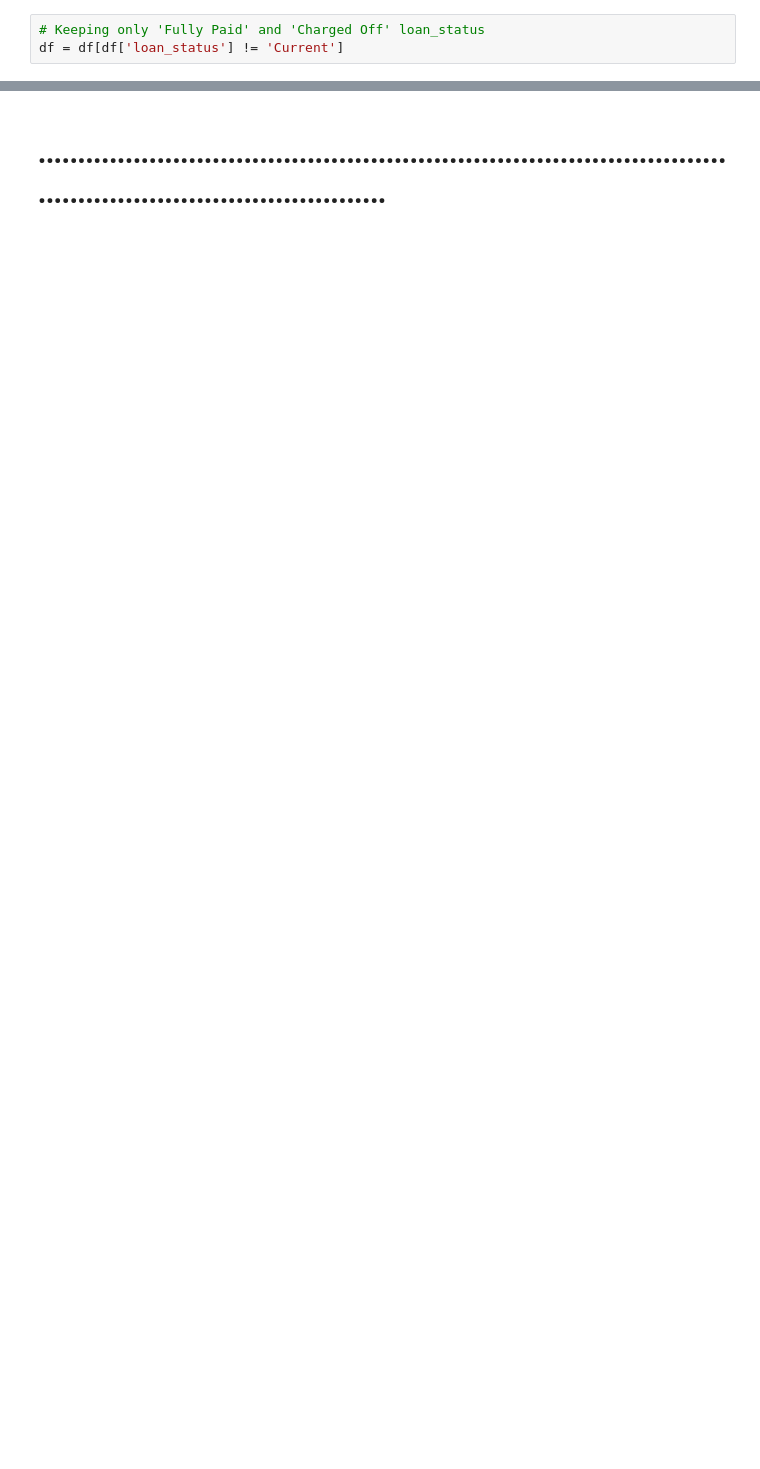
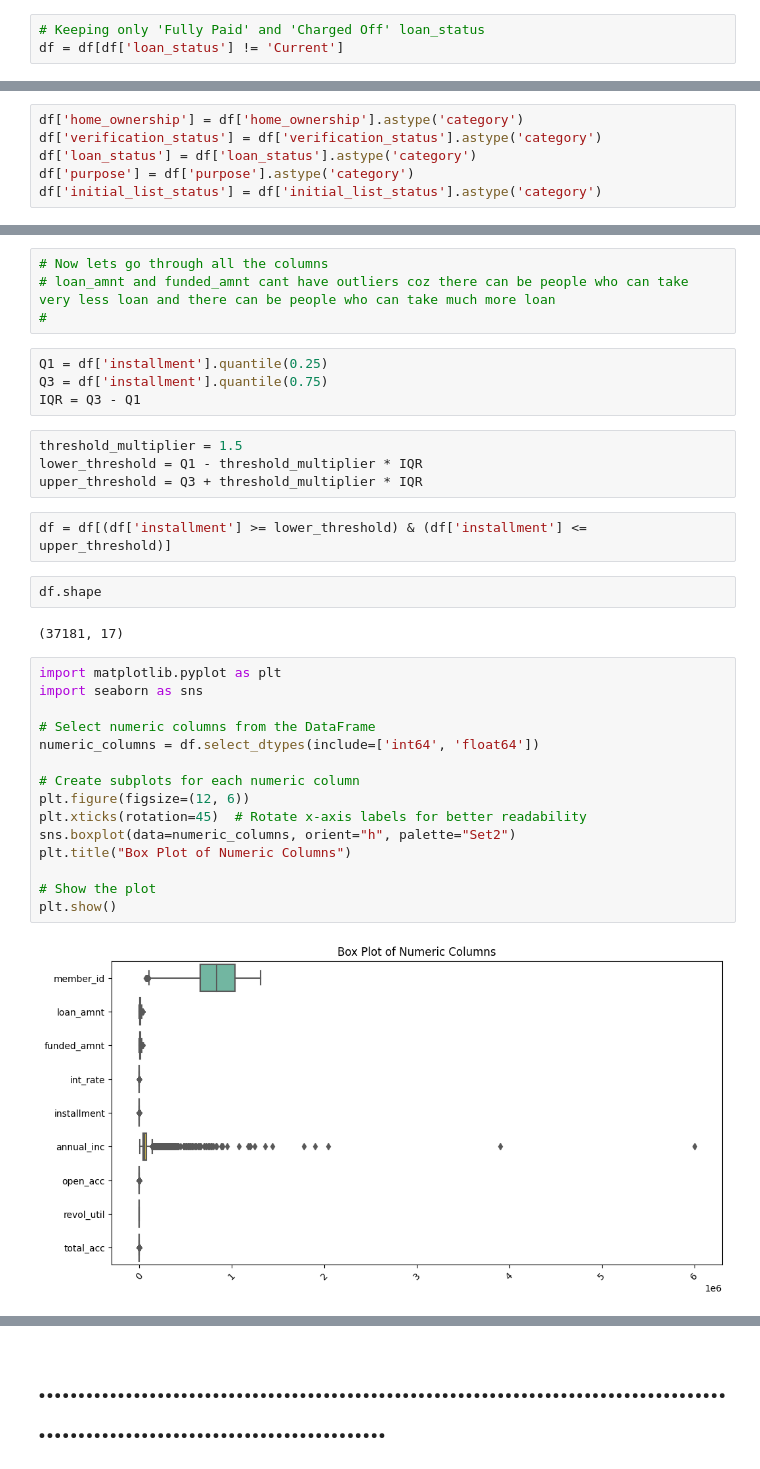
Before and after one commit to shguptamts/LendingClubCaseStudy-1, a Jupyter notebook: Credit_Risk_Analytics.ipynb, the cells around one changed output, grey strips where cells are left out. Cells and saved outputs as stored; diff of their text form; blank space fills up the shorter version.

```diff
--- a/Credit_Risk_Analytics.ipynb
+++ b/Credit_Risk_Analytics.ipynb
@@ -263,0 +449,6 @@ df.shape
+# %%
+df['home_ownership'] = df['home_ownership'].astype('category')
+df['verification_status'] = df['verification_status'].astype('category')
+df['loan_status'] = df['loan_status'].astype('category')
+df['purpose'] = df['purpose'].astype('category')
+df['initial_list_status'] = df['initial_list_status'].astype('category')
@@ -263,0 +538,35 @@ df.shape
+# %%
+# Now lets go through all the columns
+# loan_amnt and funded_amnt cant have outliers coz there can be people who can take very less loan and there can be people who can take much more loan
+#
+# %%
+Q1 = df['installment'].quantile(0.25)
+Q3 = df['installment'].quantile(0.75)
+IQR = Q3 - Q1
+# %%
+threshold_multiplier = 1.5
+lower_threshold = Q1 - threshold_multiplier * IQR
+upper_threshold = Q3 + threshold_multiplier * IQR
+# %%
+df = df[(df['installment'] >= lower_threshold) & (df['installment'] <= upper_threshold)]
+# %%
+df.shape
+# %% [output]
+(37181, 17)
+# %%
+import matplotlib.pyplot as plt
+import seaborn as sns
+
+# Select numeric columns from the DataFrame
+numeric_columns = df.select_dtypes(include=['int64', 'float64'])
+
+# Create subplots for each numeric column
+plt.figure(figsize=(12, 6))
+plt.xticks(rotation=45)  # Rotate x-axis labels for better readability
+sns.boxplot(data=numeric_columns, orient="h", palette="Set2")
+plt.title("Box Plot of Numeric Columns")
+
+# Show the plot
+plt.show()
+# %% [output]
+[figure, added]
```
Also changed, not shown: parts of 120 cells of this notebook.
